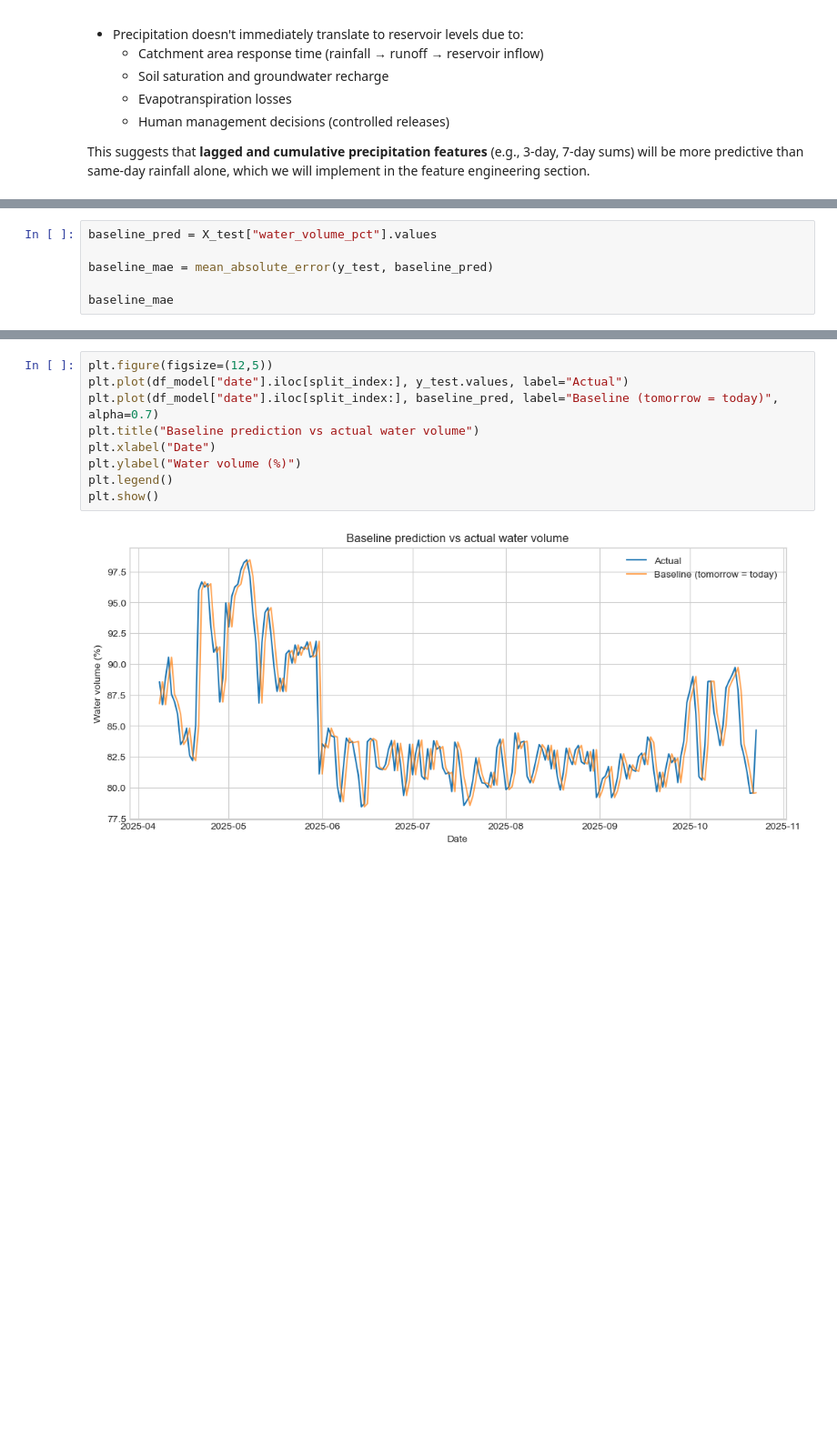
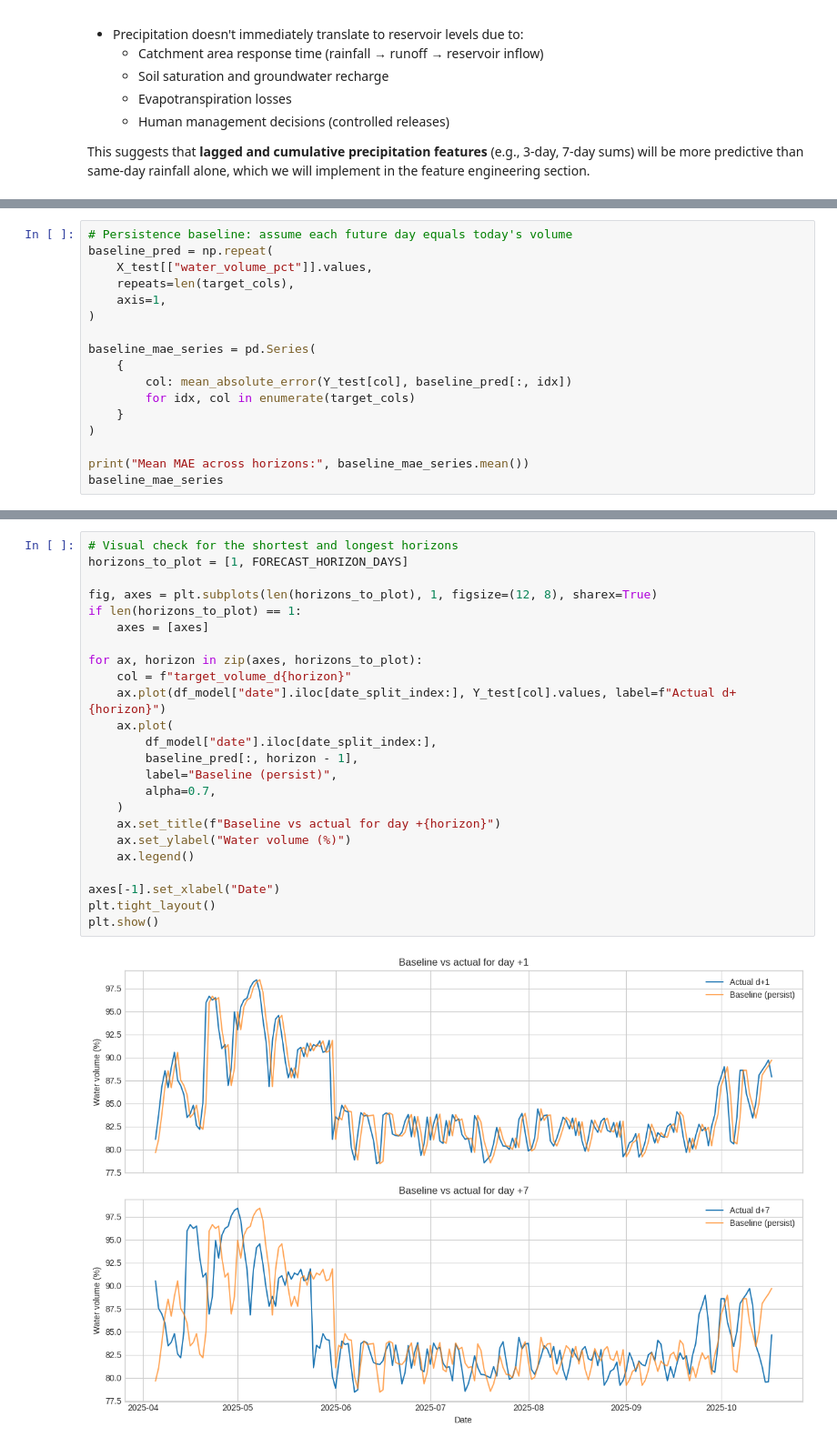
Before and after one commit to diogotvf7/feup-sci, a Jupyter notebook: ml/notebooks/data_preparation.ipynb, the cells around one changed output, grey strips where cells are left out. Shown at 91% size. Saved outputs shown, nothing was run; the diff lists cells and outputs as text; blank space fills up the shorter version.

Commit message:
ML: Add multi-day predictions

```diff
--- a/ml/notebooks/data_preparation.ipynb
+++ b/ml/notebooks/data_preparation.ipynb
@@ -563,7 +607,18 @@ We compute the MAE (Mean Absolute Error) of this naive prediction and use it as
 # %%
-baseline_pred = X_test["water_volume_pct"].values
+# Persistence baseline: assume each future day equals today's volume
+baseline_pred = np.repeat(
+    X_test[["water_volume_pct"]].values,
+    repeats=len(target_cols),
+    axis=1,
+)
 
-baseline_mae = mean_absolute_error(y_test, baseline_pred)
+baseline_mae_series = pd.Series(
+    {
+        col: mean_absolute_error(Y_test[col], baseline_pred[:, idx])
+        for idx, col in enumerate(target_cols)
+    }
+)
 
-baseline_mae
+print("Mean MAE across horizons:", baseline_mae_series.mean())
+baseline_mae_series
 # %% [output]
@@ -574,14 +636,29 @@ Any machine learning model should achieve a lower MAE than this value in order t
 # %%
-plt.figure(figsize=(12,5))
-plt.plot(df_model["date"].iloc[split_index:], y_test.values, label="Actual")
-plt.plot(df_model["date"].iloc[split_index:], baseline_pred, label="Baseline (tomorrow = today)", alpha=0.7)
-plt.title("Baseline prediction vs actual water volume")
-plt.xlabel("Date")
-plt.ylabel("Water volume (%)")
-plt.legend()
+# Visual check for the shortest and longest horizons
+horizons_to_plot = [1, FORECAST_HORIZON_DAYS]
+
+fig, axes = plt.subplots(len(horizons_to_plot), 1, figsize=(12, 8), sharex=True)
+if len(horizons_to_plot) == 1:
+    axes = [axes]
+
+for ax, horizon in zip(axes, horizons_to_plot):
+    col = f"target_volume_d{horizon}"
+    ax.plot(df_model["date"].iloc[date_split_index:], Y_test[col].values, label=f"Actual d+{horizon}")
+    ax.plot(
+        df_model["date"].iloc[date_split_index:],
+        baseline_pred[:, horizon - 1],
+        label="Baseline (persist)",
+        alpha=0.7,
+    )
+    ax.set_title(f"Baseline vs actual for day +{horizon}")
+    ax.set_ylabel("Water volume (%)")
+    ax.legend()
+
+axes[-1].set_xlabel("Date")
+plt.tight_layout()
 plt.show()
 # %% [output]
-[figure, old version]
+[figure, new version]
 # %% [markdown]
 ### Visual comparison of the baseline prediction
 
```
Also changed, not shown: parts of 27 cells of this notebook, 1 other file.
